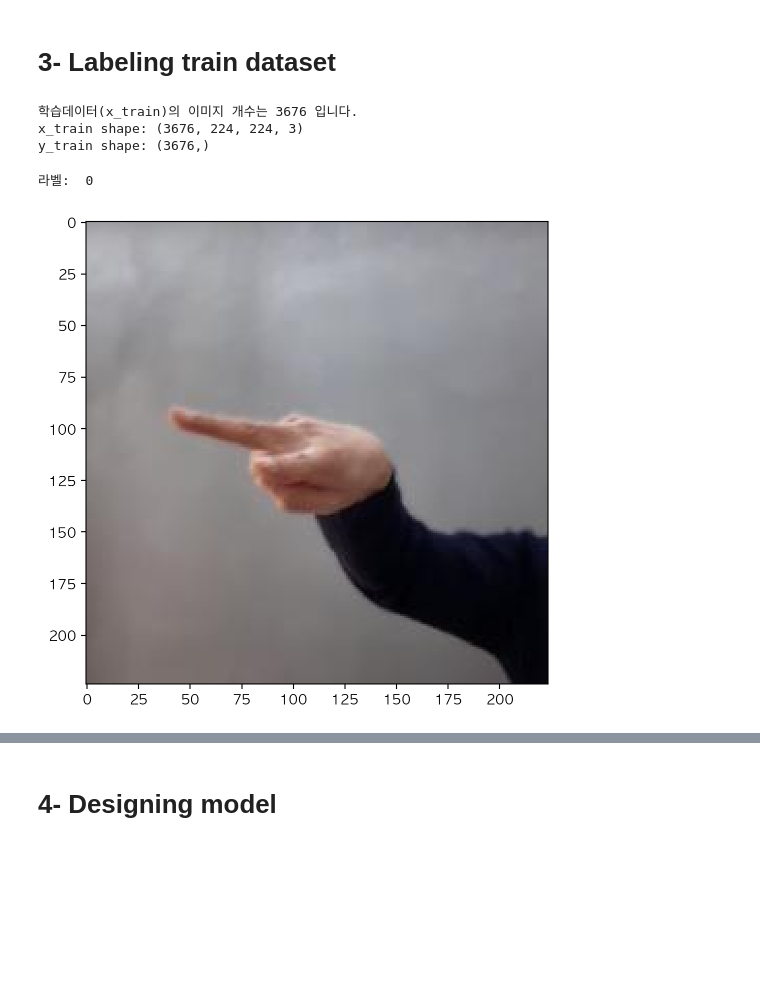
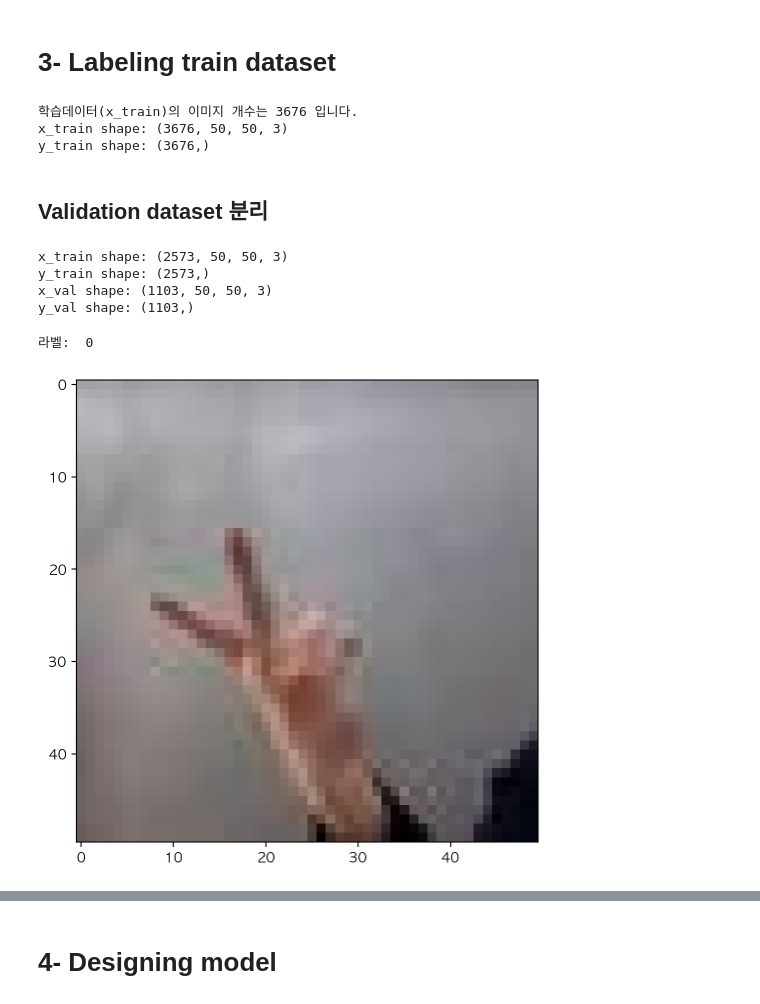
Before and after one commit to gyjong/aiffel_campus, a Jupyter notebook: quest_0306/0306_srp.ipynb, the cells around one changed output, grey strips where cells are left out. Cells and saved outputs as stored; diff of their text form; code cells hidden in the pictures; blank space fills up the shorter version.

```diff
--- a/quest_0306/0306_srp.ipynb
+++ b/quest_0306/0306_srp.ipynb
@@ -27,6 +27,9 @@ PIL 라이브러리 import 완료!
 # %% [markdown]
 # 2- Resizing images
 # %%
+img_data_size = 50
+
+
 def resize_images(img_path):
     images=glob.glob(img_path + "/*.jpg")
 
@@ -34,7 +37,7 @@ def resize_images(img_path):
 
     # 파일마다 모두 28x28 사이즈로 바꾸어 저장합니다.
     # target_size=(28,28)
-    target_size=(224,224)
+    target_size=(img_data_size, img_data_size)
     for img in images:
         old_img=Image.open(img)
         new_img=old_img.resize(target_size,Image.LANCZOS)  # Replace Image.ANTIALIAS with Image.LANCZOS
@@ -109,7 +112,7 @@ import numpy as np
 def load_data(img_path, number_of_data=3676):  # 가위바위보 이미지 개수 총합에 주의하세요.
     # 가위 : 0, 바위 : 1, 보 : 2
     # img_size=28
-    img_size=224
+    img_size=img_data_size
     color=3
     #이미지 데이터와 라벨(가위 : 0, 바위 : 1, 보 : 2) 데이터를 담을 행렬(matrix) 영역을 생성합니다.
     imgs=np.zeros(number_of_data*img_size*img_size*color,dtype=np.int32).reshape(number_of_data,img_size,img_size,color)
@@ -145,13 +148,30 @@ print("x_train shape: {}".format(x_train.shape))
 print("y_train shape: {}".format(y_train.shape))
 # %% [output]
 학습데이터(x_train)의 이미지 개수는 3676 입니다.
-x_train shape: (3676, 224, 224, 3)
+x_train shape: (3676, 50, 50, 3)
 y_train shape: (3676,)
+# %% [markdown]
+## Validation dataset 분리
+# %%
+from sklearn.model_selection import train_test_split
+
+# Split the data
+x_train, x_val, y_train, y_val = train_test_split(x_train, y_train, test_size=0.3, random_state=55)
+
+print("x_train shape: {}".format(x_train.shape))
+print("y_train shape: {}".format(y_train.shape))
+print("x_val shape: {}".format(x_val.shape))
+print("y_val shape: {}".format(y_val.shape))
+# %% [output]
+x_train shape: (2573, 50, 50, 3)
+y_train shape: (2573,)
+x_val shape: (1103, 50, 50, 3)
+y_val shape: (1103,)
 # %%
 import matplotlib.pyplot as plt
 
-plt.imshow(x_train[0])
-print('라벨: ', y_train[0])
+plt.imshow(x_train[500])
+print('라벨: ', y_train[500])
 # %% [output]
 라벨:  0
-[figure, old version]
+[figure, new version]
```
Also changed, not shown: parts of 14 cells of this notebook.
